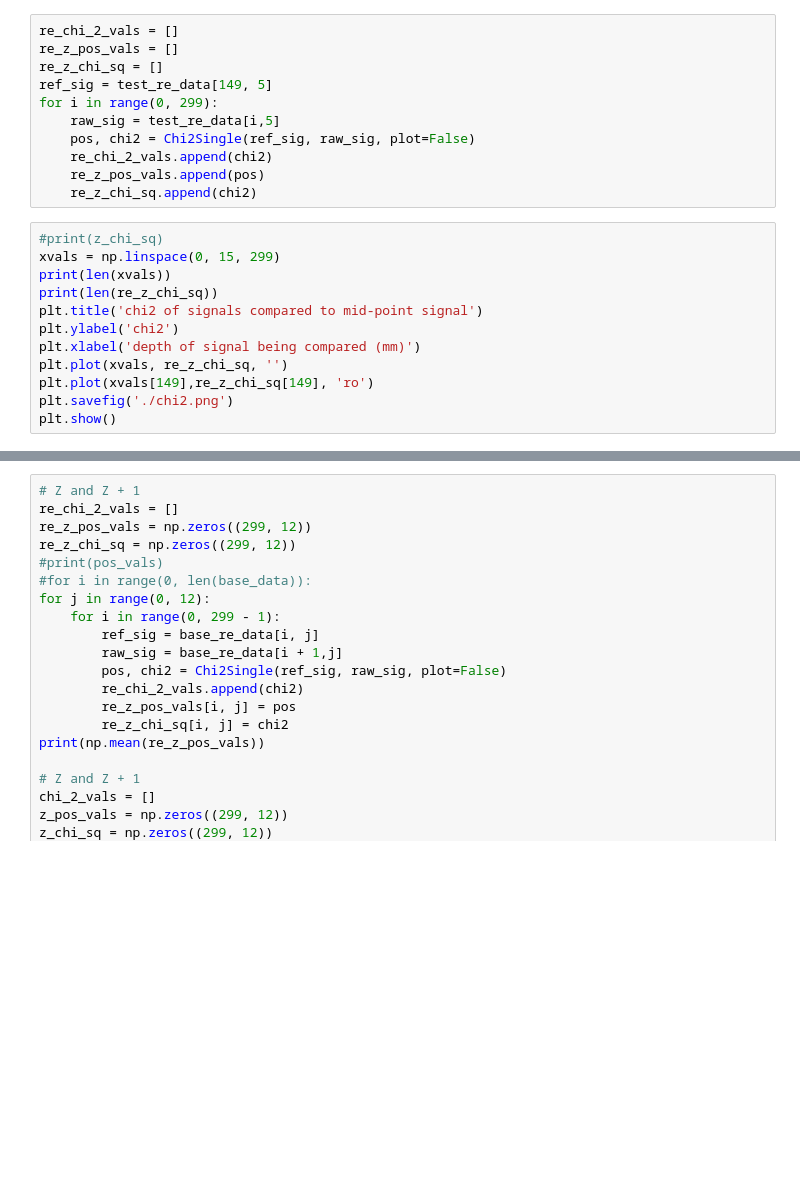
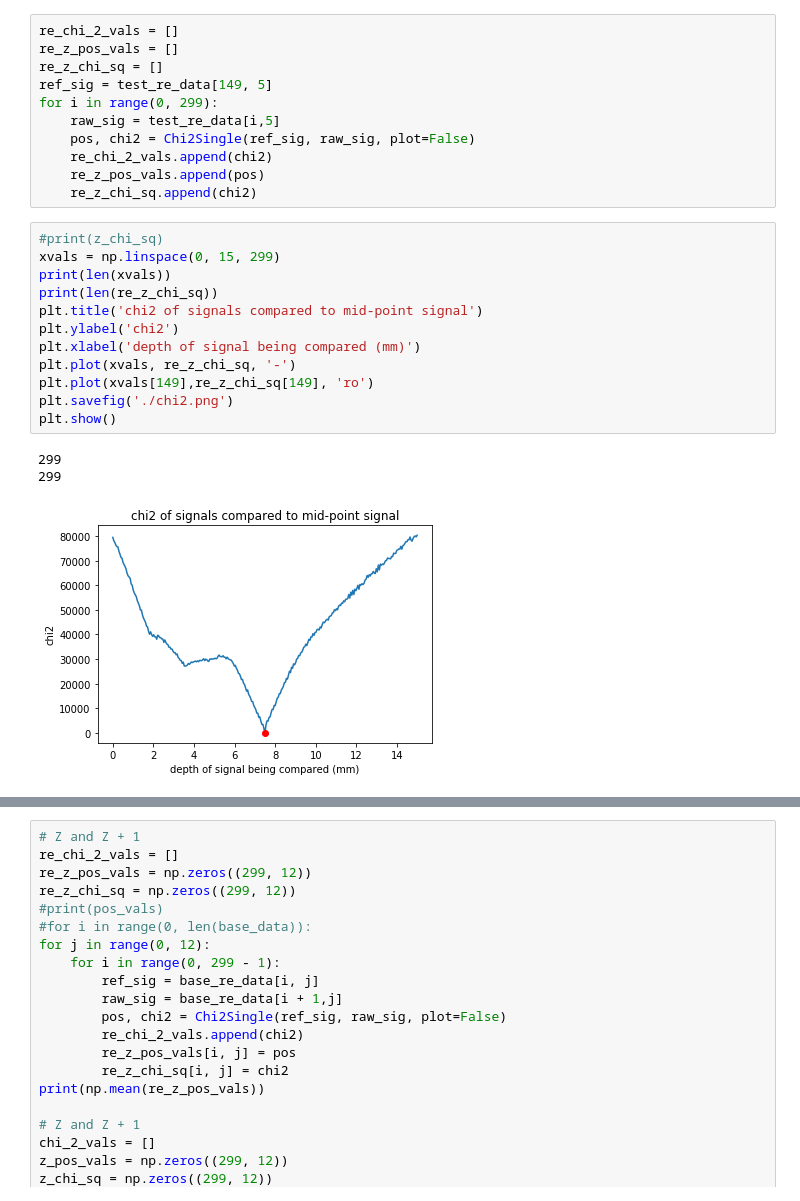
Before and after one commit to jmsz/uhrge_ldrd_posres, a Jupyter notebook: posres.ipynb, the cells around one changed output, grey strips where cells are left out. Drawn from its saved outputs; the diff is of its cells as text; blank space fills up the shorter version.

```diff
--- a/posres.ipynb
+++ b/posres.ipynb
@@ -731,12 +736,16 @@ for i in range(0, 299):
 # %%
 #print(z_chi_sq)
 xvals = np.linspace(0, 15, 299)
 print(len(xvals))
 print(len(re_z_chi_sq))
 plt.title('chi2 of signals compared to mid-point signal')
 plt.ylabel('chi2')
 plt.xlabel('depth of signal being compared (mm)')
-plt.plot(xvals, re_z_chi_sq, '')
+plt.plot(xvals, re_z_chi_sq, '-')
 plt.plot(xvals[149],re_z_chi_sq[149], 'ro')
 plt.savefig('./chi2.png')
 plt.show()
+# %% [output]
+299
+299
+[figure, added]
```
Also changed, not shown: parts of 11 cells of this notebook.
